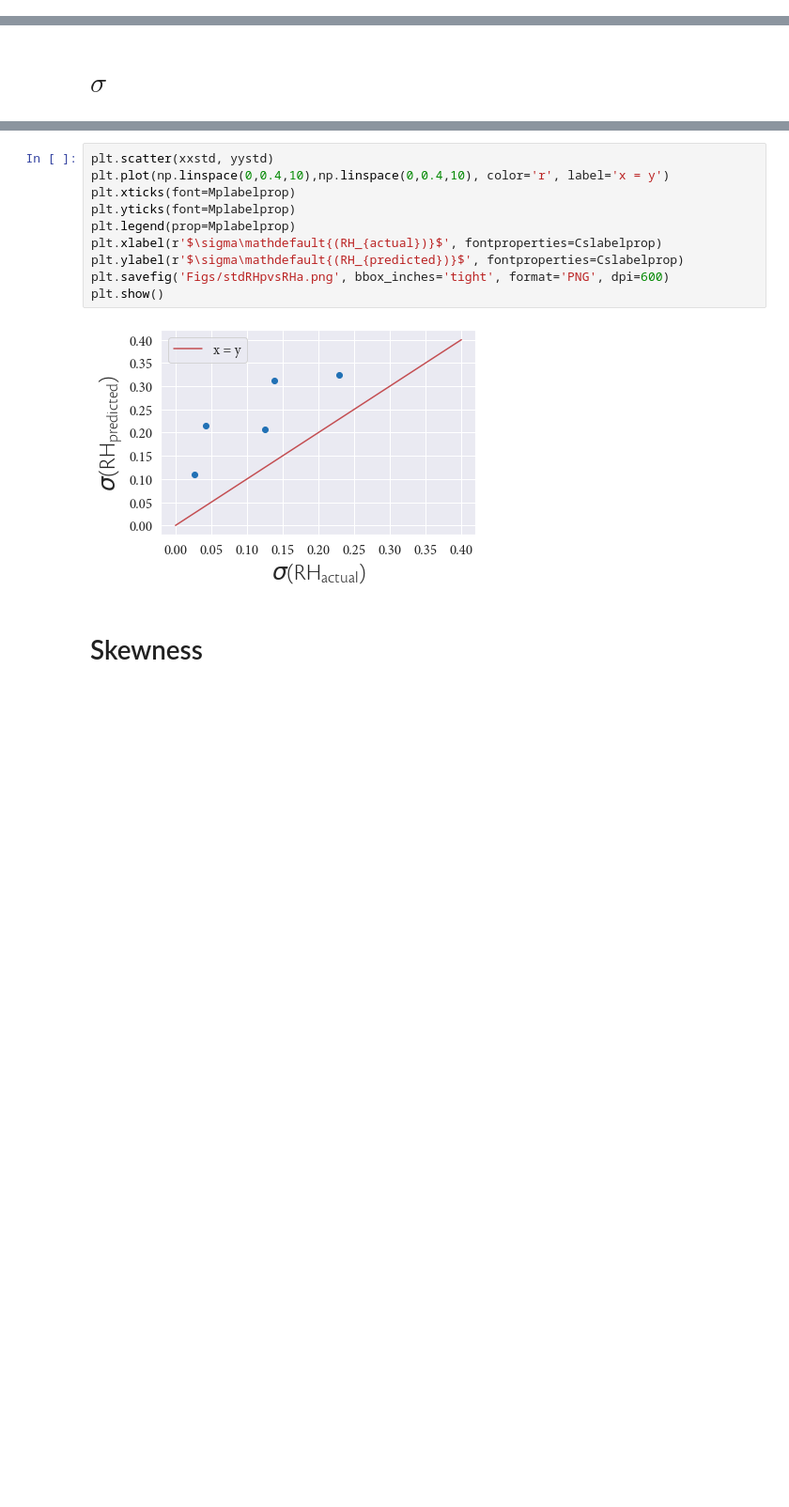
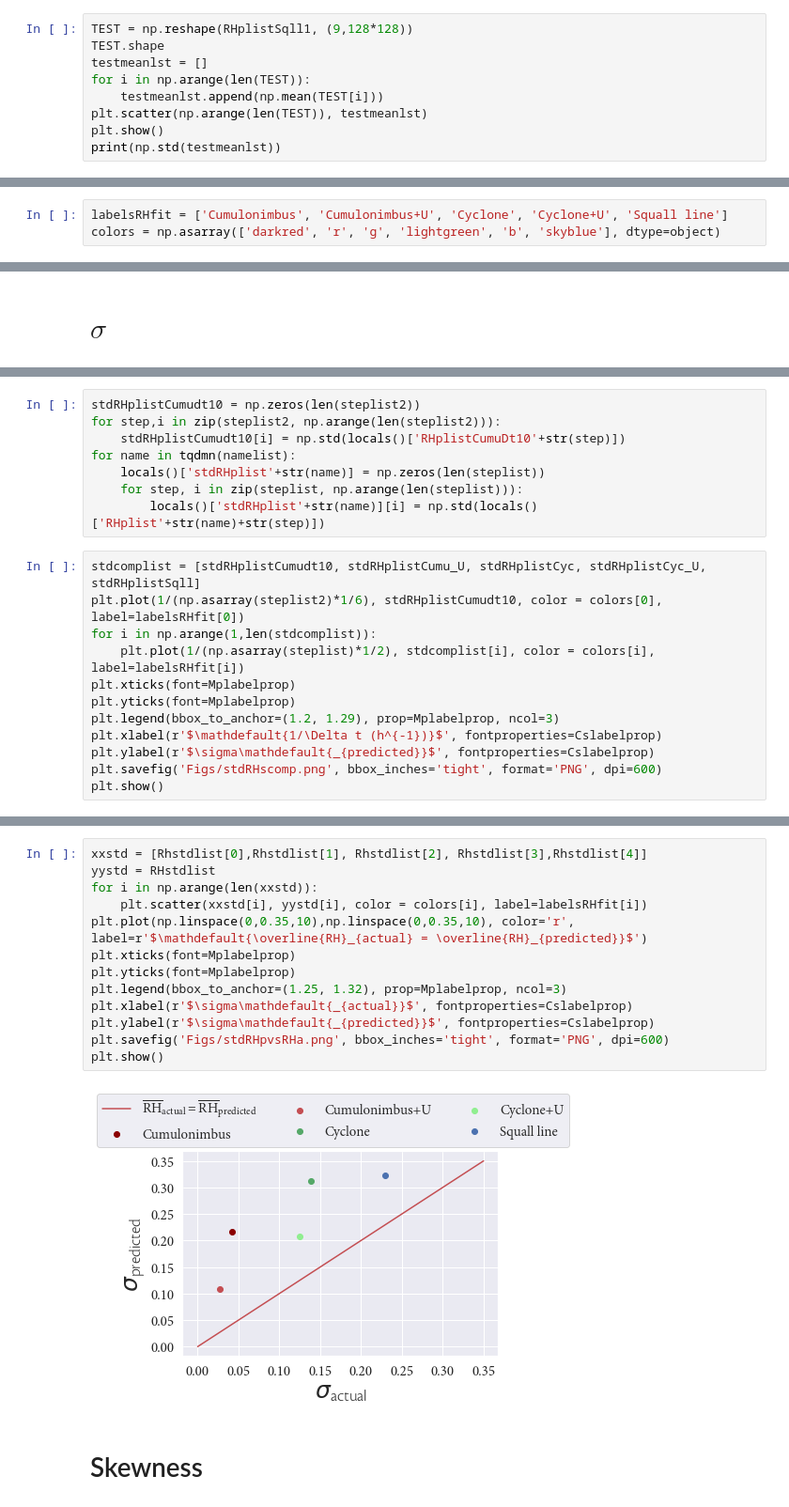
Before and after one commit to FelixLangot/LMD_Internship, a Jupyter notebook: Stats.ipynb, the cells around one changed output, grey strips where cells are left out. Shown at 94% size. Cells and saved outputs as stored; diff of their text form; blank space fills up the shorter version.

```diff
--- a/Stats.ipynb
+++ b/Stats.ipynb
@@ -153,0 +161,9 @@ for i in np.arange(len(Rhnlist)):
+# %%
+TEST = np.reshape(RHplistSqll1, (9,128*128))
+TEST.shape
+testmeanlst = []
+for i in np.arange(len(TEST)):
+    testmeanlst.append(np.mean(TEST[i]))
+plt.scatter(np.arange(len(TEST)), testmeanlst)
+plt.show()
+print(np.std(testmeanlst))
@@ -154,3 +173,6 @@ for i in np.arange(len(Rhnlist)):
+# %%
+labelsRHfit = ['Cumulonimbus', 'Cumulonimbus+U', 'Cyclone', 'Cyclone+U', 'Squall line']
+colors = np.asarray(['darkred', 'r', 'g', 'lightgreen', 'b', 'skyblue'], dtype=object)
 # %%
 xx = [meanRhlist[0],meanRhlist[1], meanRhlist[2], meanRhlist[3],meanRhlist[4]]
 yy = meanRHlist
@@ -171,0 +195,20 @@ plt.show()
+# %%
+stdRHplistCumudt10 = np.zeros(len(steplist2))
+for step,i in zip(steplist2, np.arange(len(steplist2))):
+    stdRHplistCumudt10[i] = np.std(locals()['RHplistCumuDt10'+str(step)])
+for name in tqdmn(namelist):
+    locals()['stdRHplist'+str(name)] = np.zeros(len(steplist))
+    for step, i in zip(steplist, np.arange(len(steplist))):
+        locals()['stdRHplist'+str(name)][i] = np.std(locals()['RHplist'+str(name)+str(step)])
+# %%
+stdcomplist = [stdRHplistCumudt10, stdRHplistCumu_U, stdRHplistCyc, stdRHplistCyc_U, stdRHplistSqll]
+plt.plot(1/(np.asarray(steplist2)*1/6), stdRHplistCumudt10, color = colors[0], label=labelsRHfit[0])
+for i in np.arange(1,len(stdcomplist)):
+    plt.plot(1/(np.asarray(steplist)*1/2), stdcomplist[i], color = colors[i], label=labelsRHfit[i])
+plt.xticks(font=Mplabelprop)
+plt.yticks(font=Mplabelprop)
+plt.legend(bbox_to_anchor=(1.2, 1.29), prop=Mplabelprop, ncol=3)
+plt.xlabel(r'$\mathdefault{1/\Delta t (h^{-1})}$', fontproperties=Cslabelprop)
+plt.ylabel(r'$\sigma\mathdefault{_{predicted}}$', fontproperties=Cslabelprop)
+plt.savefig('Figs/stdRHscomp.png', bbox_inches='tight', format='PNG', dpi=600)
+plt.show()
@@ -172,14 +219,17 @@ plt.show()
 # %%
-plt.scatter(xxstd, yystd)
-plt.plot(np.linspace(0,0.4,10),np.linspace(0,0.4,10), color='r', label='x = y')
+xxstd = [Rhstdlist[0],Rhstdlist[1], Rhstdlist[2], Rhstdlist[3],Rhstdlist[4]]
+yystd = RHstdlist
+for i in np.arange(len(xxstd)):
+    plt.scatter(xxstd[i], yystd[i], color = colors[i], label=labelsRHfit[i])
+plt.plot(np.linspace(0,0.35,10),np.linspace(0,0.35,10), color='r', label=r'$\mathdefault{\overline{RH}_{actual} = \overline{RH}_{predicted}}$')
 plt.xticks(font=Mplabelprop)
 plt.yticks(font=Mplabelprop)
-plt.legend(prop=Mplabelprop)
-plt.xlabel(r'$\sigma\mathdefault{(RH_{actual})}$', fontproperties=Cslabelprop)
-plt.ylabel(r'$\sigma\mathdefault{(RH_{predicted})}$', fontproperties=Cslabelprop)
+plt.legend(bbox_to_anchor=(1.25, 1.32), prop=Mplabelprop, ncol=3)
+plt.xlabel(r'$\sigma\mathdefault{_{actual}}$', fontproperties=Cslabelprop)
+plt.ylabel(r'$\sigma\mathdefault{_{predicted}}$', fontproperties=Cslabelprop)
 plt.savefig('Figs/stdRHpvsRHa.png', bbox_inches='tight', format='PNG', dpi=600)
 plt.show()
 # %% [output]
-[figure, old version]
+[figure, new version]
 # %% [markdown]
 # Skewness
```
Also changed, not shown: parts of 18 cells of this notebook, 3 other files.
